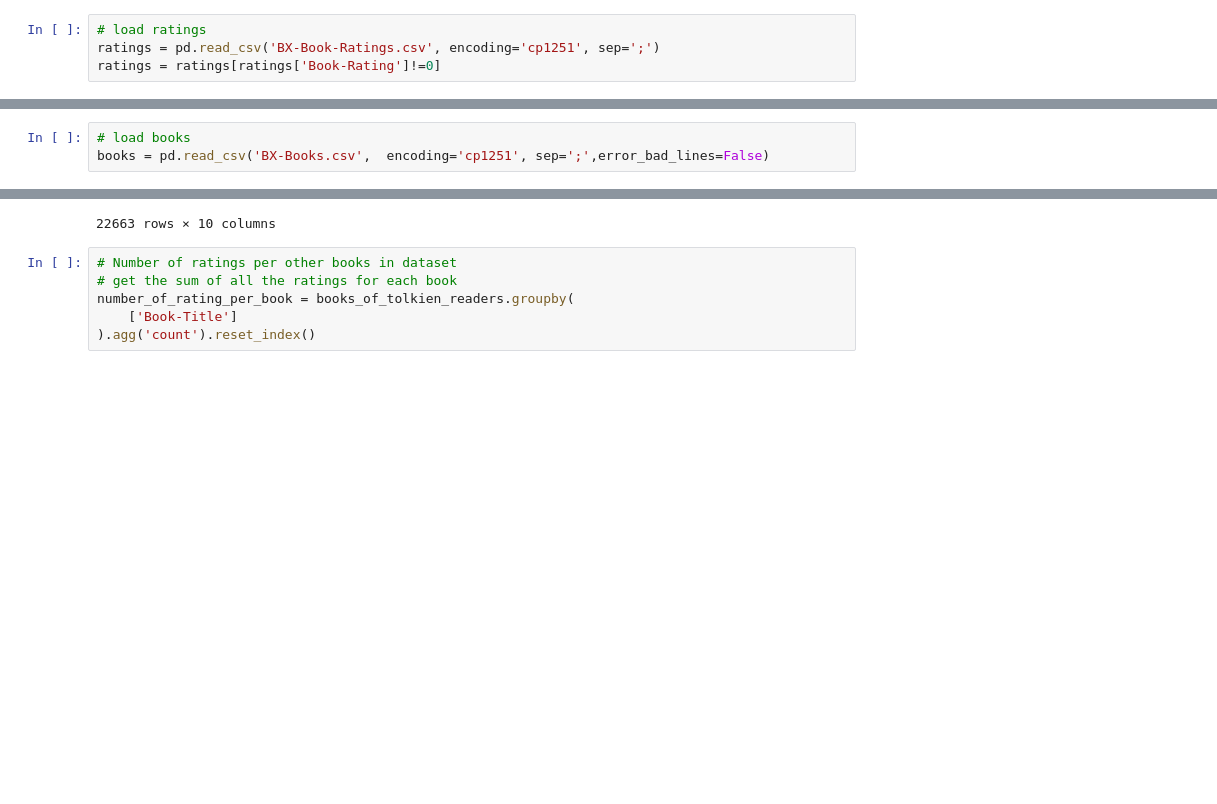
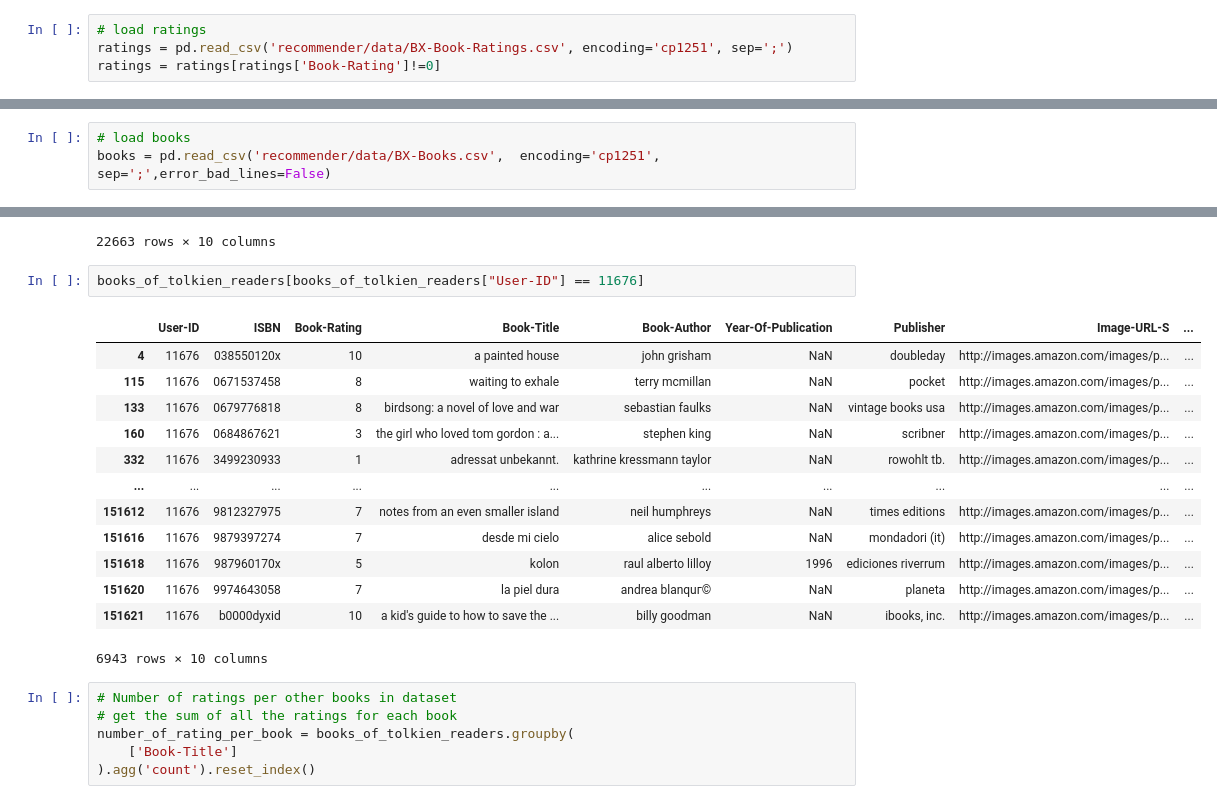
Before and after one commit to Bralor/book_recommender, a Jupyter notebook: book_ideas.ipynb, the cells around one changed output, grey strips where cells are left out. Cells and saved outputs as stored; diff of their text form; blank space fills up the shorter version.

Commit message:
book_ideas.ipynb: better solution added

```diff
--- a/book_ideas.ipynb
+++ b/book_ideas.ipynb
@@ -8,7 +8,7 @@ import pandas as pd
 import numpy as np
 # %%
 # load ratings
-ratings = pd.read_csv('BX-Book-Ratings.csv', encoding='cp1251', sep=';')
+ratings = pd.read_csv('recommender/data/BX-Book-Ratings.csv', encoding='cp1251', sep=';')
 ratings = ratings[ratings['Book-Rating']!=0]
 # %%
 type(ratings)
@@ -25,7 +25,7 @@ ratings.head()
 | 7 | 276737 | 0600570967 | 6 |
 # %%
 # load books
-books = pd.read_csv('BX-Books.csv',  encoding='cp1251', sep=';',error_bad_lines=False)
+books = pd.read_csv('recommender/data/BX-Books.csv',  encoding='cp1251', sep=';',error_bad_lines=False)
 # %% [output]
   exec(code_obj, self.user_global_ns, self.user_ns)
 b'Skipping line 6452: expected 8 fields, saw 9\nSkipping line 43667: expected 8 fields, saw 10\nSkipping line 51751: expected 8 fields, saw 9\n'
@@ -124,6 +124,22 @@ books_of_tolkien_readers
 | 383708 | 276313 | 038039362x | 5 | the twelfth planet : book i of th... | zecharia sitchin | NaN | avon | http://images.amazon.com/images/p... | ... |
 | 383709 | 276313 | 0449906736 | 5 | flashpoints: promise and peril in... | robin wright | NaN | ballantine books | http://images.amazon.com/images/p... | ... |
 22663 rows × 10 columns
+# %%
+books_of_tolkien_readers[books_of_tolkien_readers["User-ID"] == 11676]
+# %% [output]
+|  | User-ID | ISBN | Book-Rating | Book-Title | Book-Author | Year-Of-Publication | Publisher | Image-URL-S | ... |
+| 4 | 11676 | 038550120x | 10 | a painted house | john grisham | NaN | doubleday | http://images.amazon.com/images/p... | ... |
+| 115 | 11676 | 0671537458 | 8 | waiting to exhale | terry mcmillan | NaN | pocket | http://images.amazon.com/images/p... | ... |
+| 133 | 11676 | 0679776818 | 8 | birdsong: a novel of love and war | sebastian faulks | NaN | vintage books usa | http://images.amazon.com/images/p... | ... |
+| 160 | 11676 | 0684867621 | 3 | the girl who loved tom gordon : a... | stephen king | NaN | scribner | http://images.amazon.com/images/p... | ... |
+| 332 | 11676 | 3499230933 | 1 | adressat unbekannt. | kathrine kressmann taylor | NaN | rowohlt tb. | http://images.amazon.com/images/p... | ... |
+| ... | ... | ... | ... | ... | ... | ... | ... | ... | ... |
+| 151612 | 11676 | 9812327975 | 7 | notes from an even smaller island | neil humphreys | NaN | times editions | http://images.amazon.com/images/p... | ... |
+| 151616 | 11676 | 9879397274 | 7 | desde mi cielo | alice sebold | NaN | mondadori (it) | http://images.amazon.com/images/p... | ... |
+| 151618 | 11676 | 987960170x | 5 | kolon | raul alberto lilloy | 1996 | ediciones riverrum | http://images.amazon.com/images/p... | ... |
+| 151620 | 11676 | 9974643058 | 7 | la piel dura | andrea blanquг© | NaN | planeta | http://images.amazon.com/images/p... | ... |
+| 151621 | 11676 | b0000dyxid | 10 | a kid's guide to how to save the ... | billy goodman | NaN | ibooks, inc. | http://images.amazon.com/images/p... | ... |
+6943 rows × 10 columns
 # %%
 # Number of ratings per other books in dataset
 # get the sum of all the ratings for each book
```
Also changed, not shown: parts of 16 cells of this notebook.
